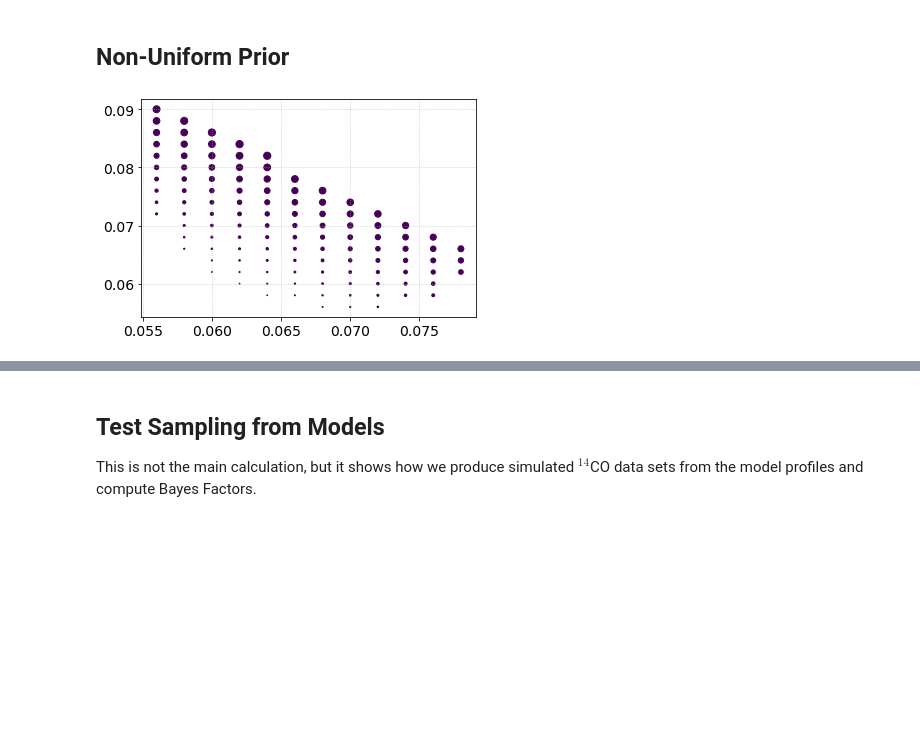
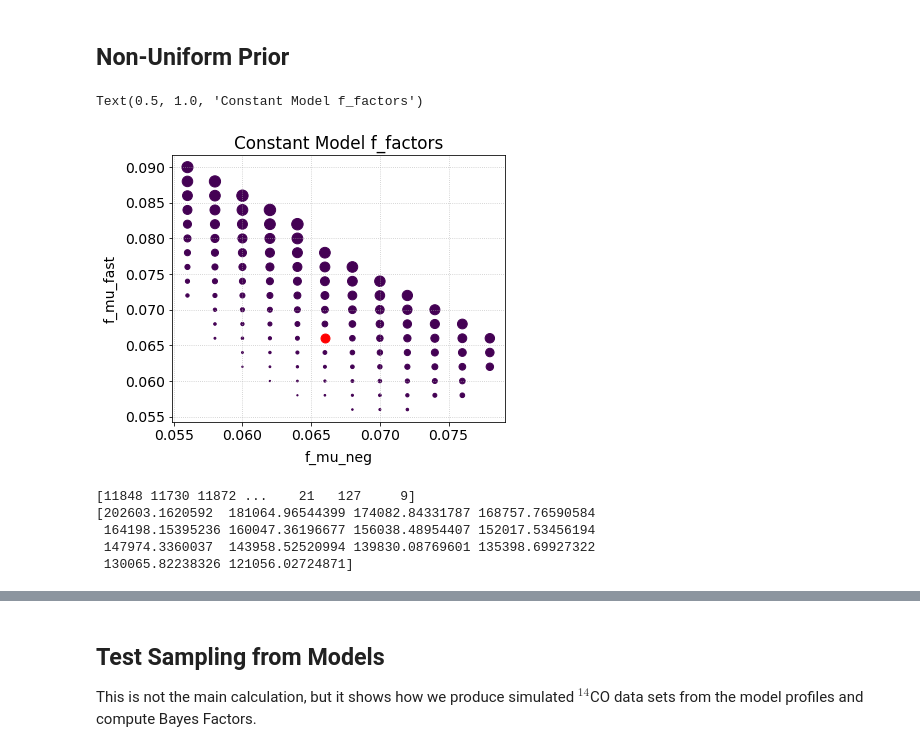
Before and after one commit to 14CO/Dome-C-Sensitivity, a Jupyter notebook: gcr-sensitivity.ipynb, the cells around one changed output, grey strips where cells are left out. Saved outputs shown, nothing was run; the diff lists cells and outputs as text; code cells hidden in the pictures; blank space fills up the shorter version.

Commit message:
graph production

```diff
--- a/gcr-sensitivity.ipynb
+++ b/gcr-sensitivity.ipynb
@@ -56,10 +71,19 @@ When initializing, we specify the depth average and relative uncertainty of data
 depthavg = 20.   # in meters
 relerror = 0.02
 
-const_models = ModelLikelihood('models/balco_14co_const_models.fits', depth_avg=depthavg, rel_uncertainty=relerror)
-linear_models = ModelLikelihood('models/balco_14co_linear_models_SMALL_FIX.fits', depth_avg=depthavg, rel_uncertainty=relerror)
-step_models = ModelLikelihood('models/balco_14co_step_models_SMALL_FIX.fits', depth_avg=depthavg, rel_uncertainty=relerror)
-burst_models = ModelLikelihood('models/balco_14co_burst_models.fits', depth_avg=depthavg, rel_uncertainty=relerror)
+const_models = ModelLikelihood('FITS_models/balco_14co_const_models.fits', depth_avg=depthavg, rel_uncertainty=relerror)
+linear_models = ModelLikelihood('FITS_models/balco_14co_linear_models_{}_{}_{}.fits'.format(fixed, f_factors, null),
+                                depth_avg=depthavg, rel_uncertainty=relerror)
+step_models = ModelLikelihood('FITS_models/balco_14co_step_models_{}_{}_{}.fits'.format(fixed, f_factors, null),
+                              depth_avg=depthavg, rel_uncertainty=relerror)
+burst_models = ModelLikelihood('FITS_models/balco_14co_burst_models_{}.fits'.format(f_factors),
+                               depth_avg=depthavg, rel_uncertainty=relerror)
+
+if priors=='non-unif':
+    const_models.import_prior('14CO_f_all_ChiSq.csv')
+    linear_models.import_prior('14CO_f_all_ChiSq.csv')
+    step_models.import_prior('14CO_f_all_ChiSq.csv')
+    burst_models.import_prior('14CO_f_all_ChiSq.csv')
 
 Models = [const_models, linear_models, step_models, burst_models] # 0: const; 1: linear; 2: step; 3: burst
 modelNames = ['constant', 'linear', 'step', 'burst']
@@ -179,9 +163,12 @@ FITS_rec([( 1.1,), ( 1.2,), ( 1.3,), ( 1.4,), ( 1.5,), ( 1.6,), ( 1.7,),
 # %% [markdown]
 ## Non-Uniform Prior
 # %%
-const_models.import_prior('14CO_f_all_ChiSq.csv')
-
-plt.scatter(const_models.fofactors['FOMUNEG'],const_models.fofactors['FOMUFAST'], s=np.exp(const_models.logprior)*20)
-plt.show()
+fig, ax = plt.subplots(1,1, figsize=(6,5), tight_layout=True)
+ax.scatter(const_models.fofactors['FOMUNEG'],const_models.fofactors['FOMUFAST'], s=np.exp(const_models.logprior)*50)
+ax.scatter(fmu_neg, fmu_neg, c='red', s=80)
+ax.set(xlabel='f_mu_neg',
+        ylabel='f_mu_fast')
+plt.title('Constant Model f_factors')
 # %% [output]
+Text(0.5, 1.0, 'Constant Model f_factors')
-[figure, old version]
+[figure, new version]
@@ -193,0 +177,12 @@ burst_models.import_prior('14CO_f_all_ChiSq.csv')
+# %%
+index = a.argsort()
+print(index)
+ind = index[np.arange(len(index)-1,-1,-900)]
+print(a[ind])
+i0 = a.argmin()
+# %% [output]
+[11848 11730 11872 ...    21   127     9]
+[202603.1620592  181064.96544399 174082.84331787 168757.76590584
+ 164198.15395236 160047.36196677 156038.48954407 152017.53456194
+ 147974.3360037  143958.52520994 139830.08769601 135398.69927322
+ 130065.82238326 121056.02724871]
```
Also changed, not shown: parts of 35 cells of this notebook, 4 other files.
